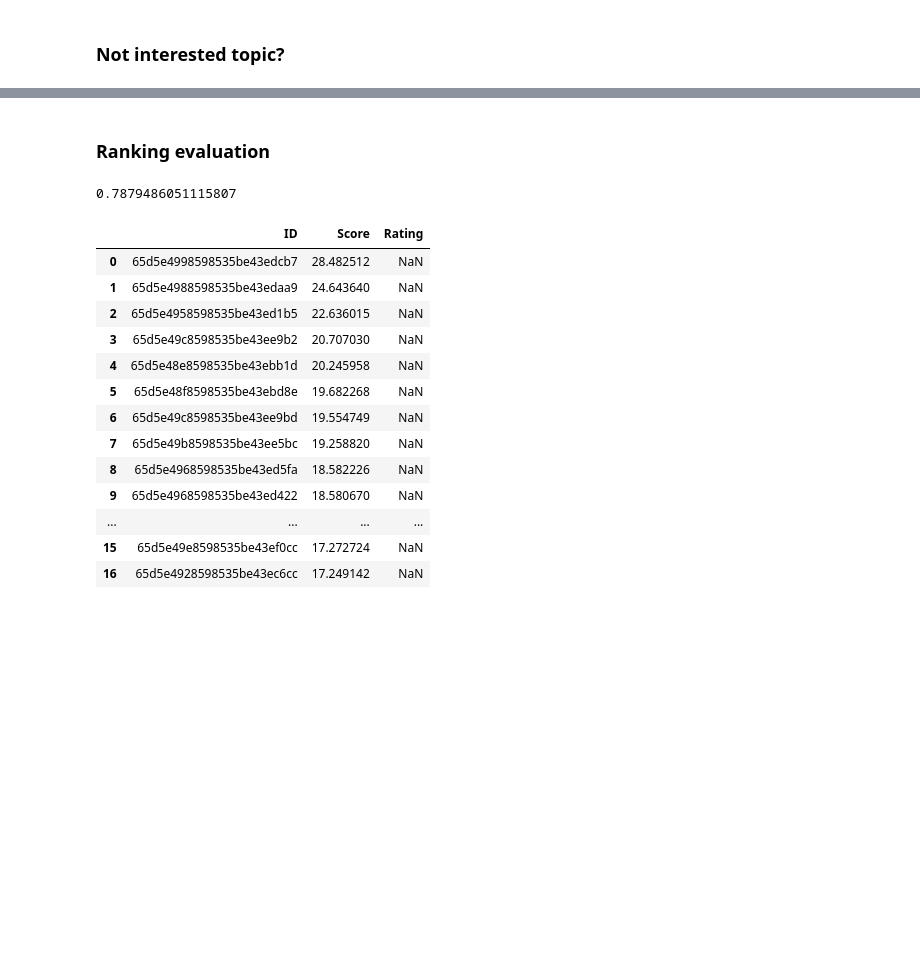
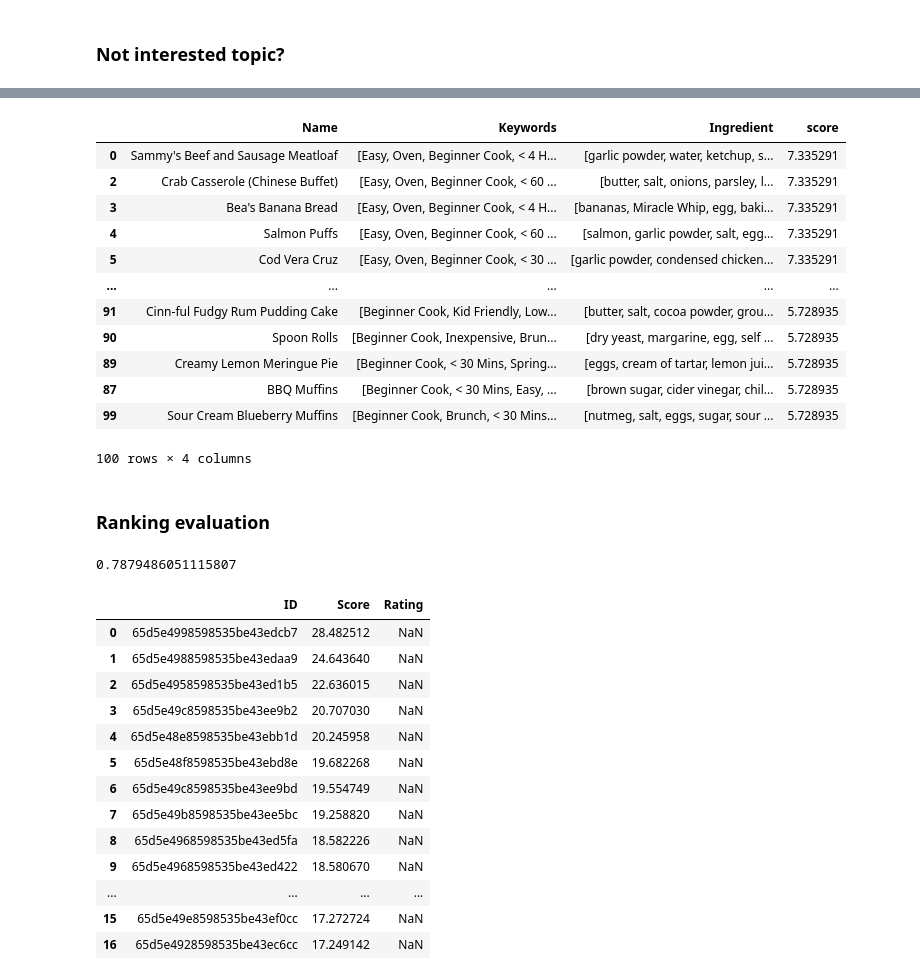
Before and after one commit to h0shizaki/DishDash-Retrieval, a Jupyter notebook: data-pipeline.ipynb, the cells around one changed output, grey strips where cells are left out. Cells and saved outputs as stored; diff of their text form; code cells hidden in the pictures; blank space fills up the shorter version.

```diff
--- a/data-pipeline.ipynb
+++ b/data-pipeline.ipynb
@@ -343,3 +450,24 @@ Prefer recipe score
+# %%
+results = es_client.search(index='recipe', query=query, size=100)
+results_df = pd.DataFrame([[hit["_source"]['Name'], hit["_source"]['Keywords'], hit["_source"]
+['RecipeIngredientParts'], hit["_score"]] for hit in results['hits']['hits']], columns=['Name', 'Keywords', 'Ingredient',
+'score']).sort_values(by=['score'], ascending=False)
+
+results_df
+# %% [output]
+|  | Name | Keywords | Ingredient | score |
+| 0 | Sammy's Beef and Sausage Meatloaf | [Easy, Oven, Beginner Cook, < 4 H... | [garlic powder, water, ketchup, s... | 7.335291 |
+| 2 | Crab Casserole (Chinese Buffet) | [Easy, Oven, Beginner Cook, < 60 ... | [butter, salt, onions, parsley, l... | 7.335291 |
+| 3 | Bea's Banana Bread | [Easy, Oven, Beginner Cook, < 4 H... | [bananas, Miracle Whip, egg, baki... | 7.335291 |
+| 4 | Salmon Puffs | [Easy, Oven, Beginner Cook, < 60 ... | [salmon, garlic powder, salt, egg... | 7.335291 |
+| 5 | Cod Vera Cruz | [Easy, Oven, Beginner Cook, < 30 ... | [garlic powder, condensed chicken... | 7.335291 |
+| ... | ... | ... | ... | ... |
+| 91 | Cinn-ful Fudgy Rum Pudding Cake | [Beginner Cook, Kid Friendly, Low... | [butter, salt, cocoa powder, grou... | 5.728935 |
+| 90 | Spoon Rolls | [Beginner Cook, Inexpensive, Brun... | [dry yeast, margarine, egg, self ... | 5.728935 |
+| 89 | Creamy Lemon Meringue Pie | [Beginner Cook, < 30 Mins, Spring... | [eggs, cream of tartar, lemon jui... | 5.728935 |
+| 87 | BBQ Muffins | [Beginner Cook, < 30 Mins, Easy, ... | [brown sugar, cider vinegar, chil... | 5.728935 |
+| 99 | Sour Cream Blueberry Muffins | [Beginner Cook, Brunch, < 30 Mins... | [nutmeg, salt, eggs, sugar, sour ... | 5.728935 |
+100 rows × 4 columns
 # %% [markdown]
 ### Ranking evaluation
 # %%
```
Also changed, not shown: parts of 7 cells of this notebook, 1 other file.
